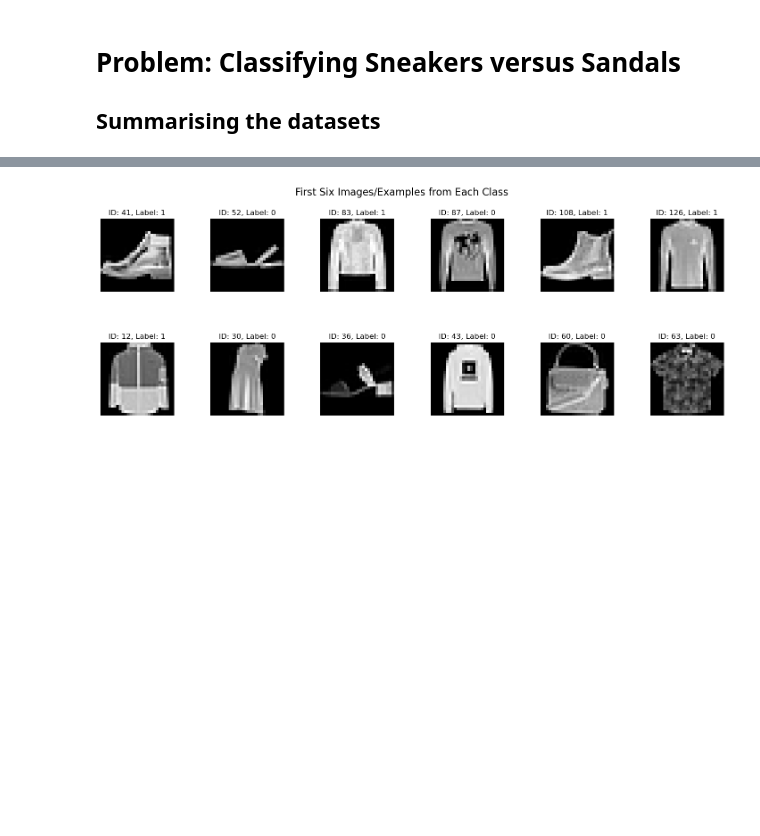
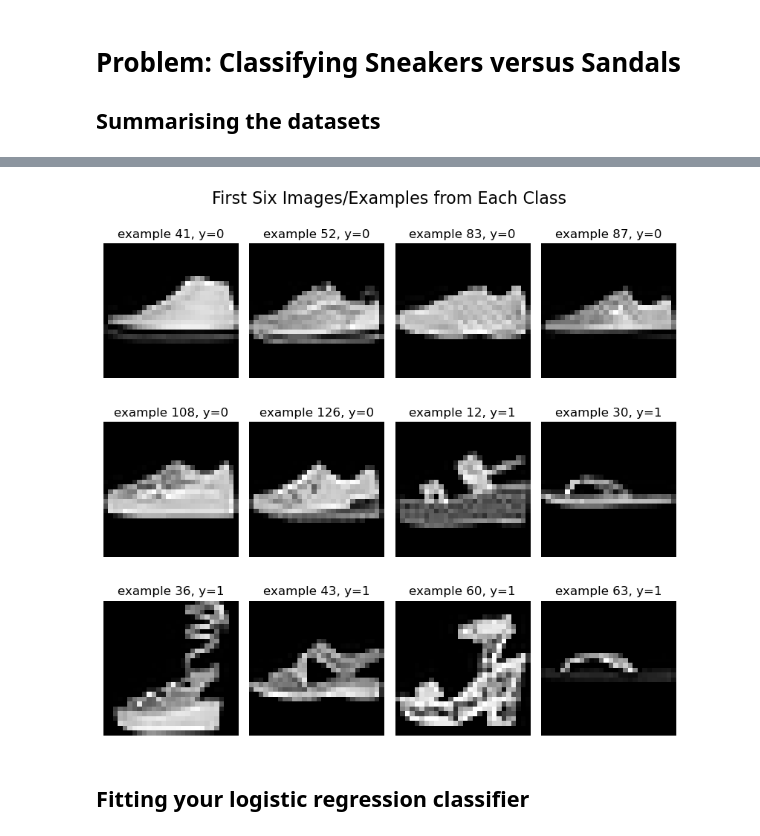
Before and after one commit to LisonLau/CITS5508-Assignments, a Jupyter notebook: Assignment 1 (15%)/assig1_23123849.ipynb, the cells around one changed output, grey strips where cells are left out. Saved outputs shown, nothing was run; the diff lists cells and outputs as text; code cells hidden in the pictures; blank space fills up the shorter version.

Commit message:
Logistic regression classifier

```diff
--- a/Assignment 1 (15%)/assig1_23123849.ipynb
+++ b/Assignment 1 (15%)/assig1_23123849.ipynb
@@ -64,31 +66,27 @@ The training set is balanced.
-# %%
-import matplotlib.pyplot as plt
-import numpy as np
-
-# Define class names
-class_names = ['Sneakers', 'Sandals']
-
-# Create a 3x4 grid for plotting
-fig, axs = plt.subplots(2, 6, figsize=(18, 6))
-fig.subplots_adjust(hspace=0.5, wspace=0.5)
-axs = axs.ravel()
-
-# Plot the first six images/examples from each class
-for i in range(2):
-    # Get the indices of the first six examples from each class
-    indices = ss_training_label.index[ss_training_label['label'] == i][:6]
-
-    for j, idx in enumerate(indices):
-        # Get the image data and label
-        image = np.array(ss_training_set.iloc[idx]).reshape(28, 28)
-        label = ss_training_label.iloc[idx]['label']
-
-        # Plot the image
-        axs[i * 6 + j].imshow(image, cmap='gray')
-        axs[i * 6 + j].set_title(f'ID: {idx}, Label: {label}')
-        axs[i * 6 + j].axis('off')
-
-plt.suptitle('First Six Images/Examples from Each Class', fontsize=16)
-plt.show()
-# %% [output]
-[figure, removed]
+# %%
+import matplotlib.pyplot as plt
+import numpy as np
+
+# First six images/examples from each class
+sneakers_idx = ss_train_labels[ss_train_labels['label'] == 0].index[:6]
+sandals_idx = ss_train_labels[ss_train_labels['label'] == 1].index[:6]
+sneakers_images = ss_train_set.loc[sneakers_idx].values.reshape(-1, 28, 28)
+sandals_image = ss_train_set.loc[sandals_idx].values.reshape(-1, 28, 28)
+
+# Combine the images into a single array
+images = np.concatenate([sneakers_images, sandals_image])
+indices = np.concatenate([sneakers_idx, sandals_idx])
+
+# Plot the first six images/examples from each class
+fig, axs = plt.subplots(3, 4, figsize=(8, 8))
+plt.suptitle('First Six Images/Examples from Each Class', fontsize=16)
+for i, ax in enumerate(axs.flat):
+    ax.imshow(images[i], cmap='gray')
+    ax.set_title(f"example {indices[i]}, y={ss_train_labels.loc[indices[i]]['label']}")
+    ax.axis('off')
+plt.tight_layout()
+plt.show()
+# %% [output]
+[figure, added]
+# %% [markdown]
+## Fitting your logistic regression classifier
```
Also changed, not shown: parts of 7 cells of this notebook.
